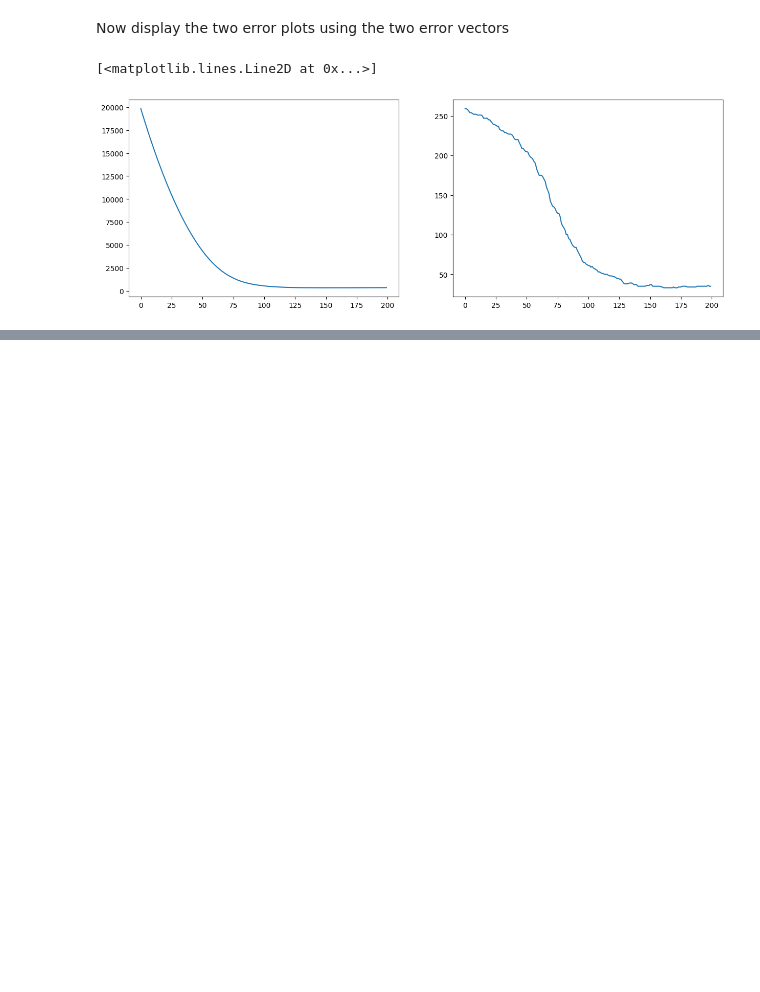
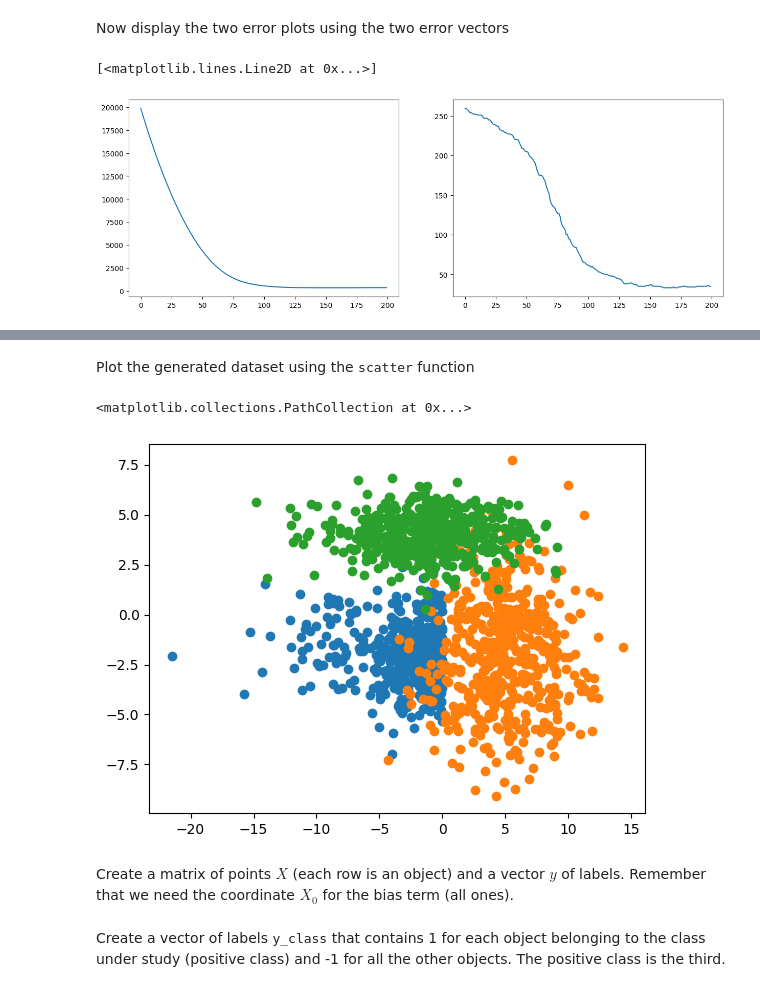
Before and after one commit to imAlessas/machine-learning, a Jupyter notebook: exercises/perceptron/multiclass.ipynb, the cells around one changed output, grey strips where cells are left out. Drawn from its saved outputs; the diff is of its cells as text; code cells hidden in the pictures; blank space fills up the shorter version.

```diff
--- a/exercises/perceptron/multiclass.ipynb
+++ b/exercises/perceptron/multiclass.ipynb
@@ -163,0 +180,43 @@ axs[1].plot(range(errors_epoch.size), errors_epoch)
+# %%
+import numpy as np
+
+# set seed
+np.random.seed(37)
+
+# number of samples
+N = 500
+
+# generate 1st class
+X1_1 = - np.random.exponential(scale=3, size=N)
+X1_2 = np.random.normal(loc=-2, scale=1.5, size=N)
+
+# generate 2nd class
+X2_1 = np.random.normal(loc=5, scale=3, size=N)
+X2_2 = np.random.normal(loc=-2, scale=3, size=N)
+
+# generate 3rd class
+X3_1 = np.random.normal(loc=-1, scale=4, size=N)
+X3_2 = np.random.normal(loc=4, scale=1, size=N)
+
+# labels
+Y1 = np.ones(N)
+Y2 = 2 * np.ones(N)
+Y3 = 3 * np.ones(N)
+# %% [markdown]
+Plot the generated dataset using the <tt>scatter</tt> function
+# %%
+import matplotlib.pyplot as plt
+
+# first class
+plt.scatter(X1_1, X1_2)
+
+# second class
+plt.scatter(X2_1, X2_2)
+
+# third class
+plt.scatter(X3_1, X3_2)
+# %% [output]
+<matplotlib.collections.PathCollection at 0x...>
+[figure, added]
+# %% [markdown]
+Create a matrix of points $X$ (each row is an object) and a vector $y$ of labels. Remember that we need the coordinate $X_0$ for the bias term (all ones).
@@ -163,0 +238,2 @@ axs[1].plot(range(errors_epoch.size), errors_epoch)
+# %% [markdown]
+Create a vector of labels <tt>y_class</tt> that contains 1 for each object belonging to the class under study (positive class) and -1 for all the other objects. The positive class is the third.
```
Also changed, not shown: parts of 15 cells of this notebook.
